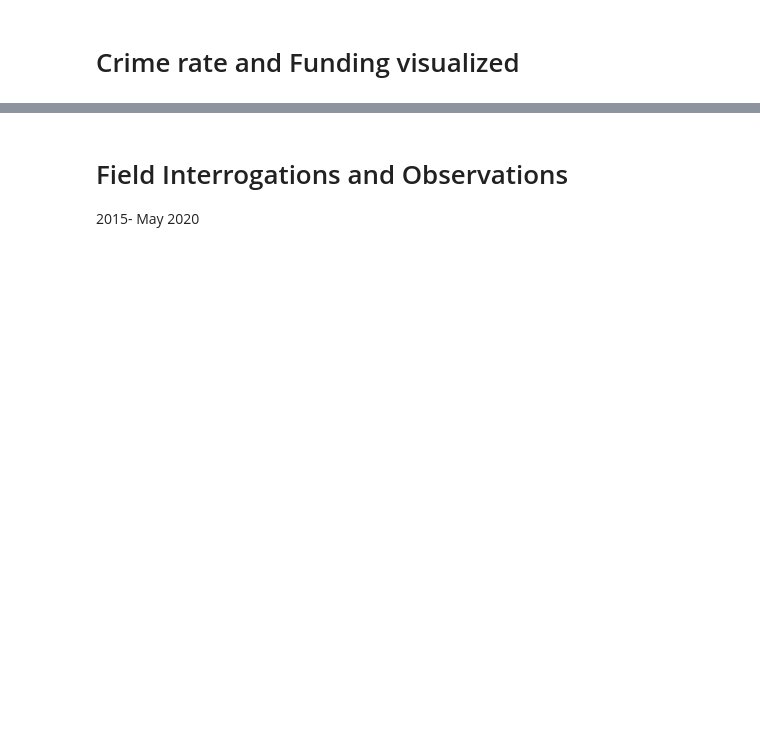
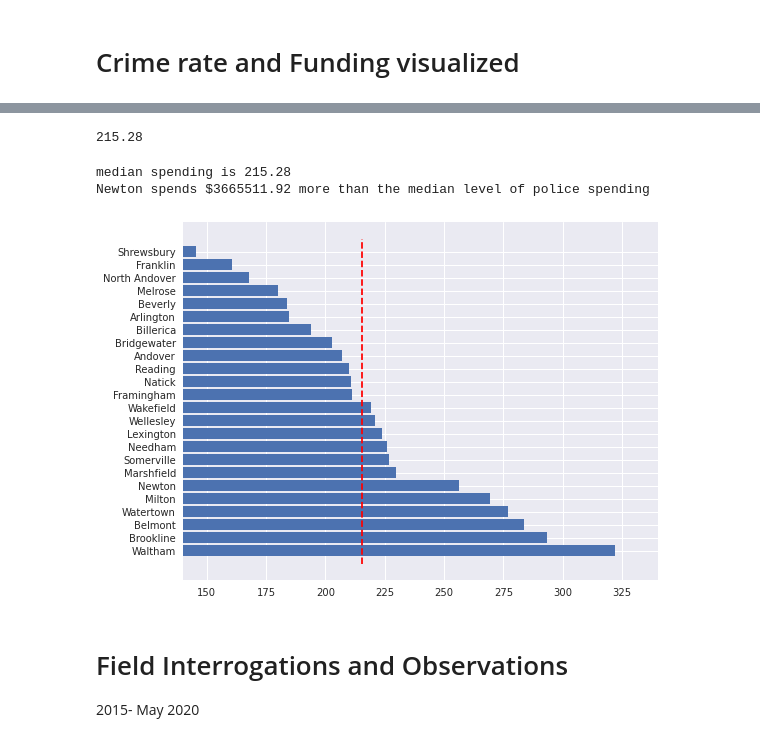
Before and after one commit to benyaminmk/DefundNPD, a Jupyter notebook: crime_spending_bias.ipynb, the cells around one changed output, grey strips where cells are left out. Saved outputs shown, nothing was run; the diff lists cells and outputs as text; code cells hidden in the pictures; blank space fills up the shorter version.

```diff
--- a/crime_spending_bias.ipynb
+++ b/crime_spending_bias.ipynb
@@ -6,6 +6,8 @@ import numpy as np
 import pandas as pd
 import seaborn as sns
 import matplotlib.pyplot as plt
+import matplotlib
+matplotlib.style.use('seaborn')
 # %%
 #params
 FP_SAFETY_DATA = os.path.join('data','safety_funding.csv')
@@ -26,5 +28,6 @@ comp = ['Brookline',
 # %%
 df = pd.read_csv(FP_SAFETY_DATA,delimiter='\t')
 df['Police Budget per capita'] = df['Police Budget per capita'].str.replace('$','').astype(float)
-newton = df[df.name=='Newton']
-df = df.loc[:23].drop(19).infer_objects().sort_index(ascending=False).reset_index(drop=True)
+newton_mask = df.name=='Newton'
+newton = df[newton_mask]
+df = df.loc[:23].infer_objects().sort_index(ascending=False).reset_index(drop=True)
@@ -54,13 +91,30 @@ crime = 'Total Crime Rate (per 1,000 residents)'
+# %%
+df[pdspending].median()
+# %% [output]
+215.28
+# %%
+newton_at_median = (newton[pdspending] - df[pdspending].median())*int(newton.Population)
+print(f'median spending is {df[pdspending].median()}')
+print(f'Newton spends ${np.round(newton_at_median.values[0],2)} more than the median level of police spending')
+# %% [output]
+median spending is 215.28
+Newton spends $3665511.92 more than the median level of police spending
 # %%
-%matplotlib inline
-plt.figure(figsize=[3.5,5])
-plt.hlines(df[pdspending].median(),-.1,0.1,label='median')
-plt.scatter([0],newton[pdspending],marker='d',s=20,label='Newton')
-sns.scatterplot(x=np.full(len(df),0),y=pdspending,data=df,hue='name',palette='BuGn_d')
-plt.legend(bbox_to_anchor=[1.8,1])
-plt.xlim(-0.5,0.5)
+# plt.figure(figsize=[3.5,5])
+# plt.hlines(df[pdspending].median(),-.1,0.1,label='median')
+# plt.scatter([0],newton[pdspending],marker='d',s=20,label='Newton')
+plt.figure()
+ax=plt.gca()
+y_pos = np.arange(len(df))
+plt.barh(y_pos,df[pdspending])
+ax.set_yticks(y_pos)
+ax.set_yticklabels(df.name);
+plt.xlim(140,340)
+plt.vlines(df[pdspending].median(),min(y_pos)-1,max(y_pos)+1,'r',ls='--')
 plt.tight_layout()
-plt.savefig(FP_FIG_SPENDING_OUT)
+# plt.savefig(FP_FIG_SPENDING_OUT)
+# %% [output]
+[figure, added]
 # %% [markdown]
 # Field Interrogations and Observations
 2015- May 2020
```
Also changed, not shown: parts of 27 cells of this notebook, 9 other files.
